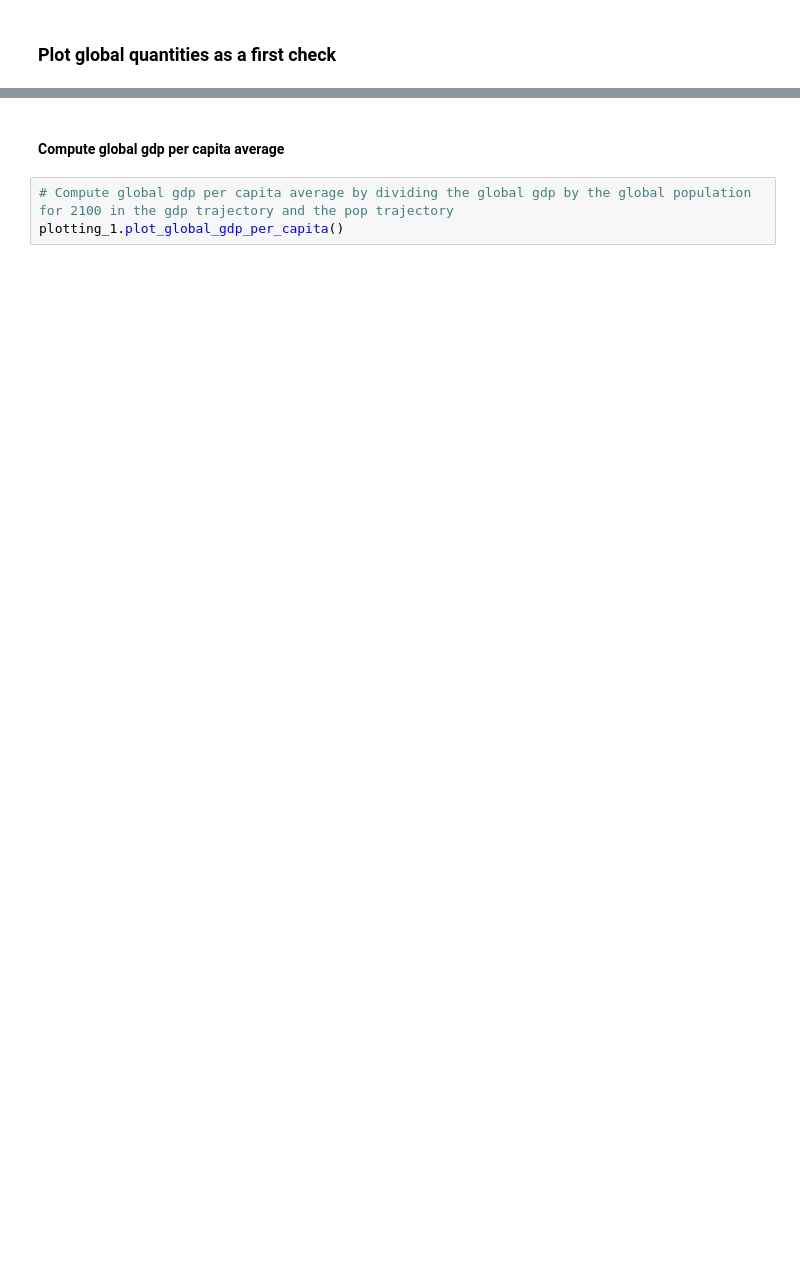
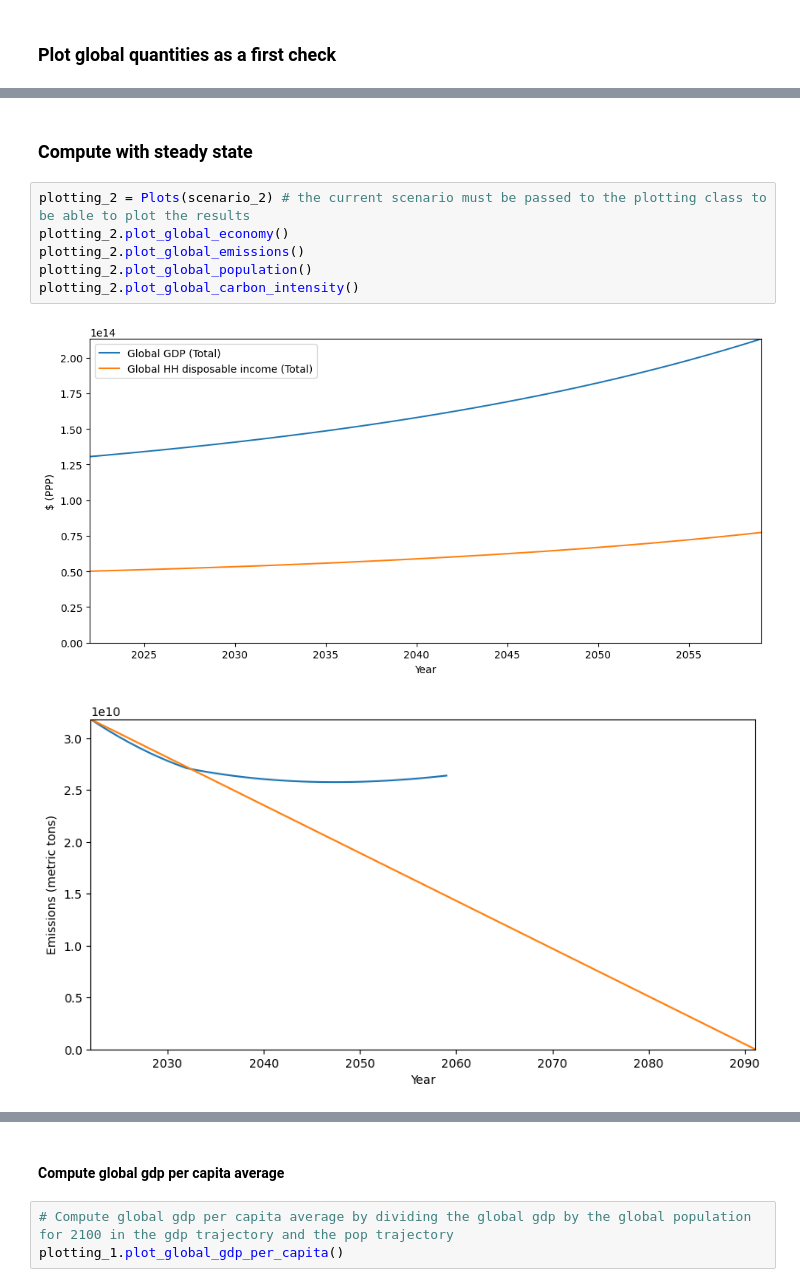
Before and after one commit to yannickoswald/convergence, a Jupyter notebook: run_scenario.ipynb, the cells around one changed output, grey strips where cells are left out. Saved outputs shown, nothing was run; the diff lists cells and outputs as text; blank space fills up the shorter version.

```diff
--- a/run_scenario.ipynb
+++ b/run_scenario.ipynb
@@ -41,0 +56,11 @@ plotting_1.plot_global_carbon_intensity()
+# %% [markdown]
+### Compute with steady state
+# %%
+plotting_2 = Plots(scenario_2) # the current scenario must be passed to the plotting class to be able to plot the results
+plotting_2.plot_global_economy()
+plotting_2.plot_global_emissions()
+plotting_2.plot_global_population()
+plotting_2.plot_global_carbon_intensity()
+# %% [output]
+[figure, added]
+[figure, added]
```
Also changed, not shown: parts of 9 cells of this notebook, 9 other files.
